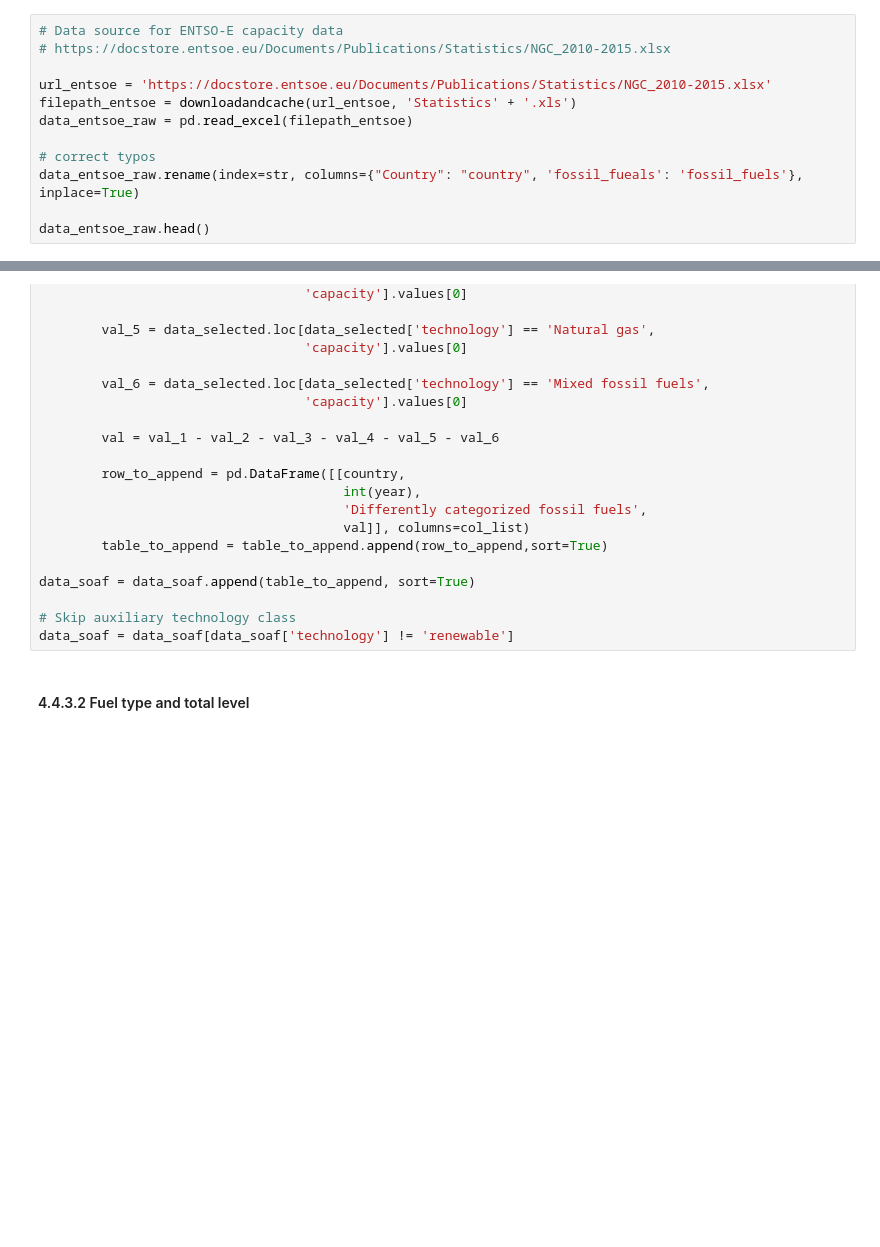
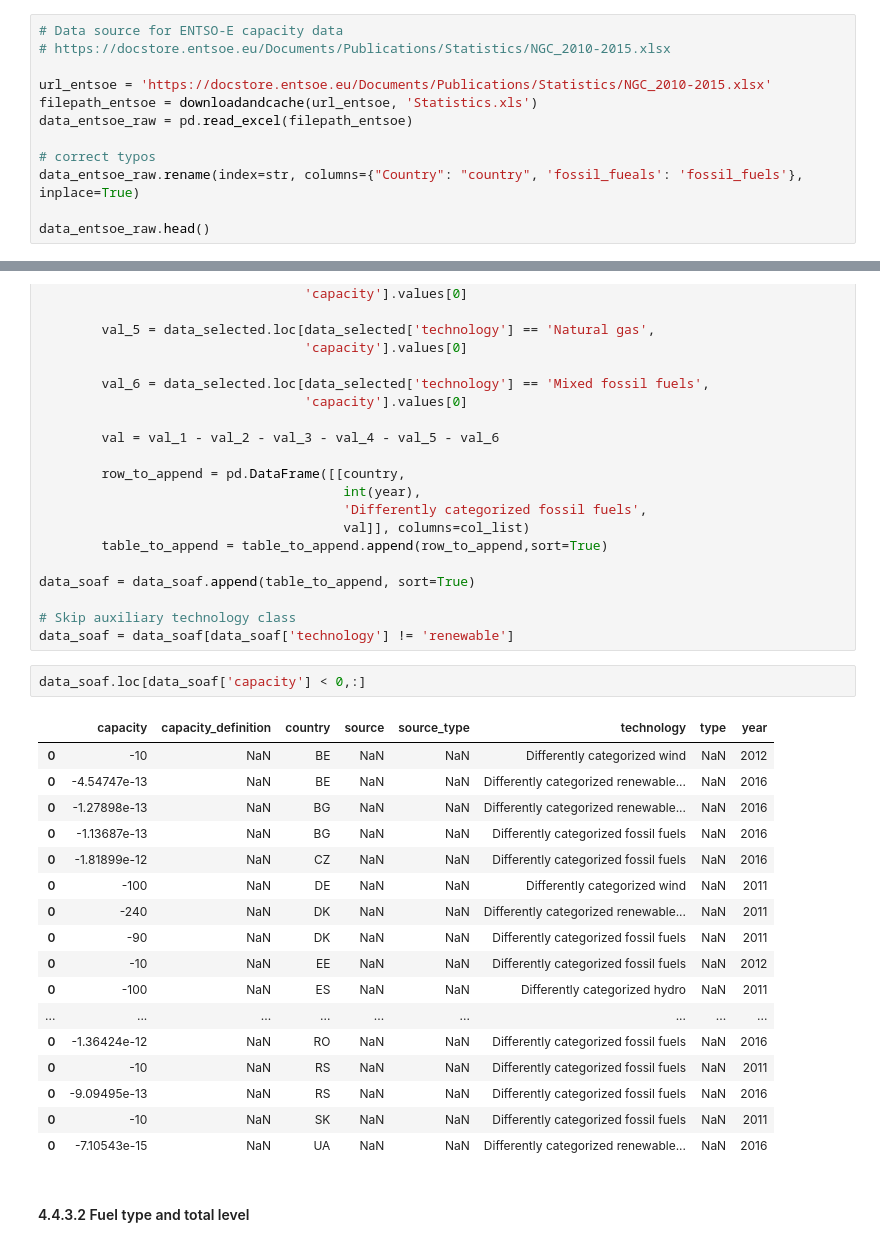
Before and after one commit to Open-Power-System-Data/national_generation_capacity, a Jupyter notebook: processing.ipynb, the cells around one changed output, grey strips where cells are left out. Drawn from its saved outputs; the diff is of its cells as text; blank space fills up the shorter version.

Commit message:
soaf fertig

```diff
--- a/processing.ipynb
+++ b/processing.ipynb
@@ -233,7 +278,7 @@ In the following, we use the statistical data available in the [Data Portal (up
 # https://docstore.entsoe.eu/Documents/Publications/Statistics/NGC_2010-2015.xlsx
 
 url_entsoe = 'https://docstore.entsoe.eu/Documents/Publications/Statistics/NGC_2010-2015.xlsx'
-filepath_entsoe = downloadandcache(url_entsoe, 'Statistics' + '.xls')
+filepath_entsoe = downloadandcache(url_entsoe, 'Statistics.xls')
 data_entsoe_raw = pd.read_excel(filepath_entsoe)
 
 # correct typos
@@ -1121,6 +1330,26 @@ data_soaf = data_soaf.append(table_to_append, sort=True)
 
 # Skip auxiliary technology class
 data_soaf = data_soaf[data_soaf['technology'] != 'renewable']
+# %%
+data_soaf.loc[data_soaf['capacity'] < 0,:]
+# %% [output]
+|  | capacity | capacity_definition | country | source | source_type | technology | type | year |
+| 0 | -10 | NaN | BE | NaN | NaN | Differently categorized wind | NaN | 2012 |
+| 0 | -4.54747e-13 | NaN | BE | NaN | NaN | Differently categorized renewable... | NaN | 2016 |
+| 0 | -1.27898e-13 | NaN | BG | NaN | NaN | Differently categorized renewable... | NaN | 2016 |
+| 0 | -1.13687e-13 | NaN | BG | NaN | NaN | Differently categorized fossil fuels | NaN | 2016 |
+| 0 | -1.81899e-12 | NaN | CZ | NaN | NaN | Differently categorized fossil fuels | NaN | 2016 |
+| 0 | -100 | NaN | DE | NaN | NaN | Differently categorized wind | NaN | 2011 |
+| 0 | -240 | NaN | DK | NaN | NaN | Differently categorized renewable... | NaN | 2011 |
+| 0 | -90 | NaN | DK | NaN | NaN | Differently categorized fossil fuels | NaN | 2011 |
+| 0 | -10 | NaN | EE | NaN | NaN | Differently categorized fossil fuels | NaN | 2012 |
+| 0 | -100 | NaN | ES | NaN | NaN | Differently categorized hydro | NaN | 2011 |
+| ... | ... | ... | ... | ... | ... | ... | ... | ... |
+| 0 | -1.36424e-12 | NaN | RO | NaN | NaN | Differently categorized fossil fuels | NaN | 2016 |
+| 0 | -10 | NaN | RS | NaN | NaN | Differently categorized fossil fuels | NaN | 2011 |
+| 0 | -9.09495e-13 | NaN | RS | NaN | NaN | Differently categorized fossil fuels | NaN | 2016 |
+| 0 | -10 | NaN | SK | NaN | NaN | Differently categorized fossil fuels | NaN | 2011 |
+| 0 | -7.10543e-15 | NaN | UA | NaN | NaN | Differently categorized renewable... | NaN | 2016 |
 # %% [markdown]
 #### 4.4.3.2 Fuel type and total level
 # %%
```
Also changed, not shown: parts of 25 cells of this notebook, 4 other files.
